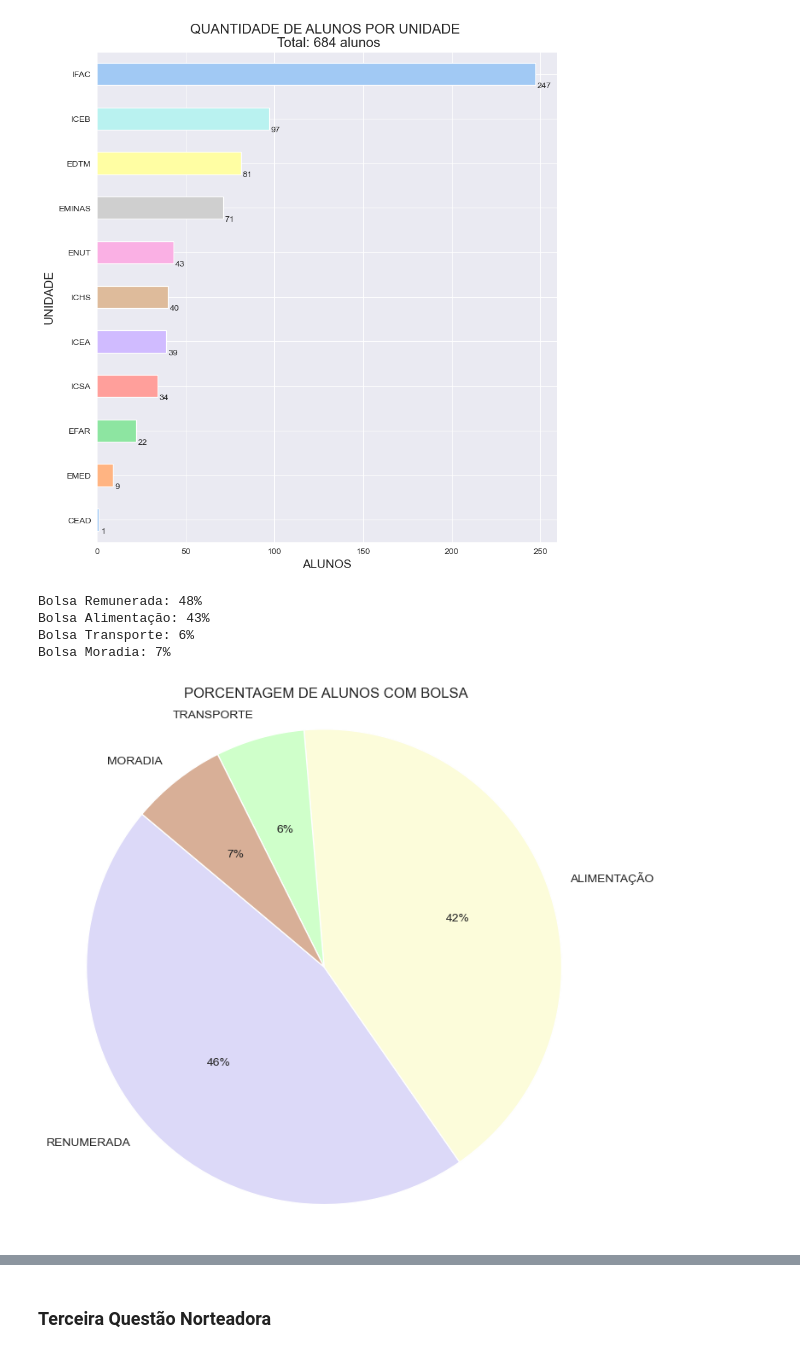
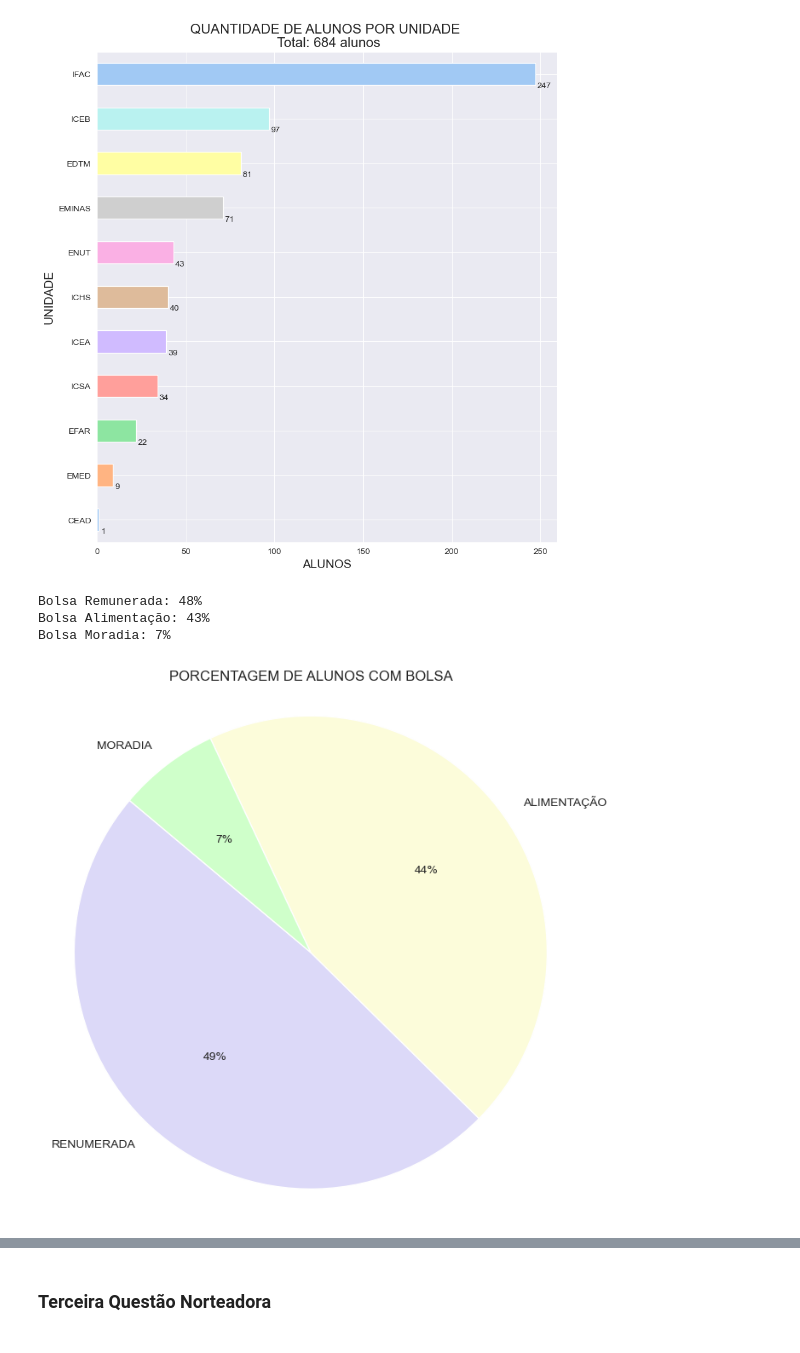
Before and after one commit to riguedes/IC_UFOP, a Jupyter notebook: projeto.ipynb, the cells around one changed output, grey strips where cells are left out. Saved outputs shown, nothing was run; the diff lists cells and outputs as text; code cells hidden in the pictures.

```diff
--- a/projeto.ipynb
+++ b/projeto.ipynb
@@ -79,8 +79,7 @@ path_tres = "alunos_pos_graduacao.csv"
 path_quatro = "voluntarios.csv"
 path_cinco = "bolsistas.csv"
 path_seis = "bolsistas-alimentacao.csv"
-path_sete = "bolsistas-transporte.csv"
-path_oito = "moradia.csv"
+path_sete = "moradia.csv"
 # %%
 # Conversão de arquivos CSV para o padrão UTF-8
 df = pd.read_csv(path, sep=';', encoding='UTF-8')
@@ -773,5 +768,5 @@ Index([' Nome', ' Codigo', '  Data Inicio', ' Data Fim', 'Contagem'], dtype='obj
 # %%
-df_sete.columns = ['Nome','Curso','Data de Inicio','Data Fim', 'Contagem'] #Renomeando colunas
+df_sete.columns = ['Nome','Moradia','Data de Inicio','Contagem'] #Renomeando colunas
 # %%
 df_sete
 # %% [output]
@@ -1124,43 +1049,37 @@ total_alunos = projetos['Contagem'].sum()
 
 # Quantidade de alunos que receberam ou recebem bolsa remunerada
 bolsarenumerada = projetos[projetos['Bolsista'].isin(df_um['Bolsista'])]['Contagem'].sum()
 porcentagem_bolsarenumerada = (bolsarenumerada / total_alunos) * 100
 
 # Quantidade de alunos que receberam ou recebem bolsa alimentação
 bolsaalimentacao = projetos[projetos['Bolsista'].isin(df_seis['Nome'])]['Contagem'].sum()
 porcentagem_bolsaalimentacao = (bolsaalimentacao / total_alunos) * 100
 
-# Quantidade de alunos que receberam ou recebem bolsa transporte
-bolsatransporte = projetos[projetos['Bolsista'].isin(df_sete['Nome'])]['Contagem'].sum()
-porcentagem_bolsatransporte = (bolsatransporte / total_alunos) * 100
-
 # Quantidade de alunos que receberam ou recebem bolsa moradia
-bolsamoradia = projetos[projetos['Bolsista'].isin(df_oito['Nome'])]['Contagem'].sum()
+bolsamoradia = projetos[projetos['Bolsista'].isin(df_sete['Nome'])]['Contagem'].sum()
 porcentagem_bolsamoradia = (bolsamoradia / total_alunos) * 100
 
 # Exibindo os resultados com porcentagens formatadas
 print("Bolsa Remunerada: {:.0f}%".format(porcentagem_bolsarenumerada))
 print("Bolsa Alimentação: {:.0f}%".format(porcentagem_bolsaalimentacao))
-print("Bolsa Transporte: {:.0f}%".format(porcentagem_bolsatransporte))
 print("Bolsa Moradia: {:.0f}%".format(porcentagem_bolsamoradia))
 
 # Dados
-categorias = ['RENUMERADA', 'ALIMENTAÇÃO', 'TRANSPORTE', 'MORADIA']
-porcentagens = [porcentagem_bolsarenumerada, porcentagem_bolsaalimentacao, porcentagem_bolsatransporte, porcentagem_bolsamoradia]
+categorias = ['RENUMERADA', 'ALIMENTAÇÃO', 'MORADIA']
+porcentagens = [porcentagem_bolsarenumerada, porcentagem_bolsaalimentacao,porcentagem_bolsamoradia]
 
 # Criar o gráfico de pizza
 plt.figure(figsize=(8, 8))
-plt.pie(porcentagens, labels=categorias, autopct='%.0f%%', colors=['#dcd9f8', '#fcfcda', '#cfffca', '#d8af97'], startangle=140)
+plt.pie(porcentagens, labels=categorias, autopct='%.0f%%', colors=['#dcd9f8', '#fcfcda', '#cfffca'], startangle=140)
 plt.title('PORCENTAGEM DE ALUNOS COM BOLSA')
 
 plt.axis('equal')  # Para garantir que o gráfico de pizza seja circular
 
 plt.show()
 # %% [output]
 Bolsa Remunerada: 48%
 Bolsa Alimentação: 43%
-Bolsa Transporte: 6%
 Bolsa Moradia: 7%
-[figure, old version]
+[figure, new version]
 # %% [markdown]
 <div class="alert alert-block alert-info"
```
Also changed, not shown: parts of 26 cells of this notebook.
